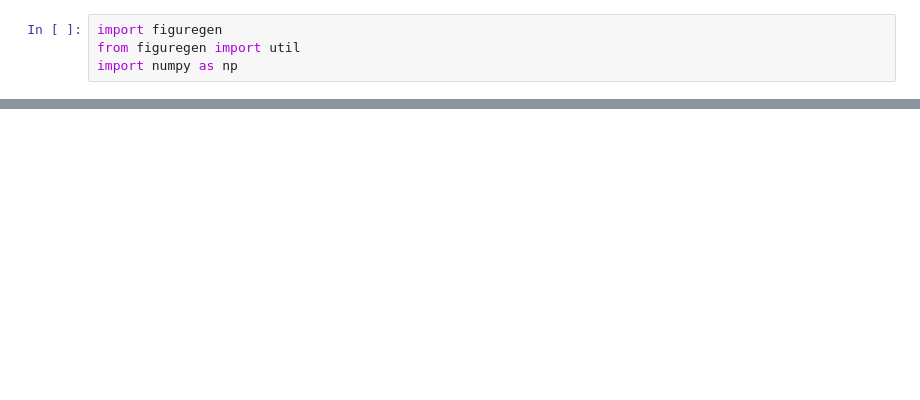
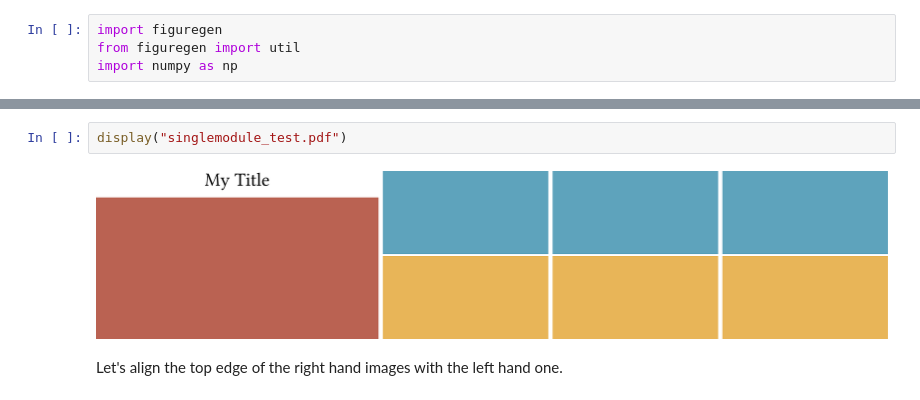
Before and after one commit to Mira-13/figure-gen, a Jupyter notebook: Tutorial.ipynb, the cells around one changed output, grey strips where cells are left out. Cells and saved outputs as stored; diff of their text form; blank space fills up the shorter version.

```diff
--- a/Tutorial.ipynb
+++ b/Tutorial.ipynb
@@ -228,0 +121,6 @@ Image(filename=pngname)
+# %%
+display("singlemodule_test.pdf")
+# %% [output]
+[figure, added]
+# %% [markdown]
+Let's align the top edge of the right hand images with the left hand one.
```
Also changed, not shown: parts of 58 cells of this notebook, 1 other file.
